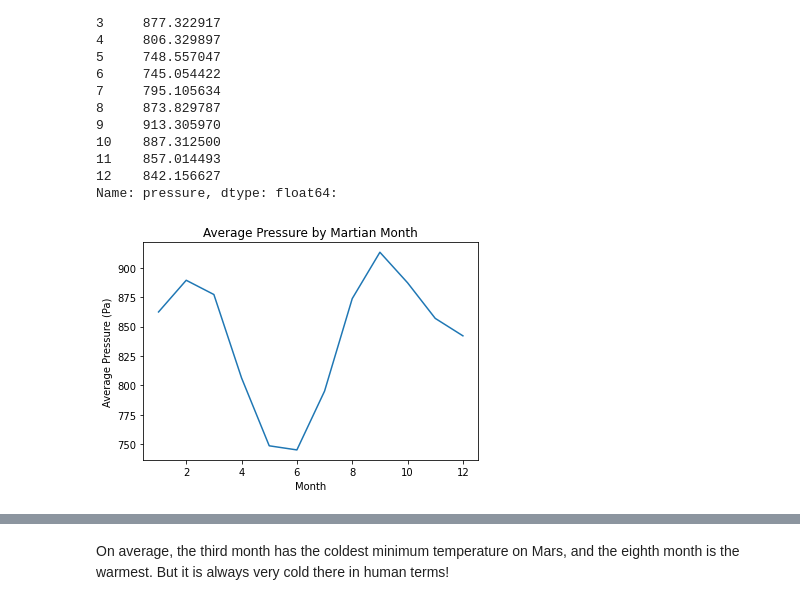
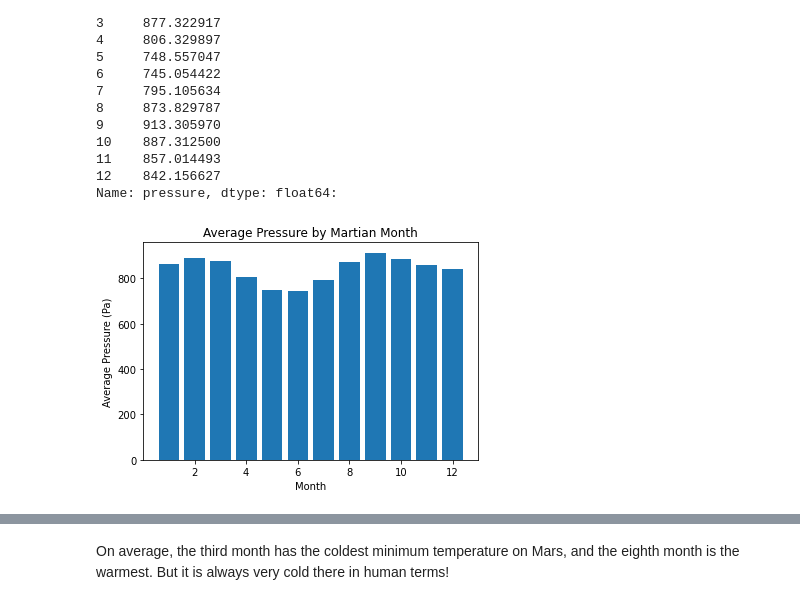
Before and after one commit to lynnh21/data_collection_challenge, a Jupyter notebook: part_2_mars_weather.ipynb, the cells around one changed output, grey strips where cells are left out. Cells and saved outputs as stored; diff of their text form; code cells hidden in the pictures.

Commit message:
Changing the line graphs into bar graphs adn completed the last part of Part 2

```diff
--- a/part_2_mars_weather.ipynb
+++ b/part_2_mars_weather.ipynb
@@ -211,12 +213,12 @@ Name: pressure, dtype: float64:
 # %%
 # Plot the average pressure by month
 avg_pressure_by_month = mars_df.groupby('month')['pressure'].mean()
 
-# Plot the data as a line chart
-plt.plot(avg_pressure_by_month.index, avg_pressure_by_month.values)
+# Plot the data as a bar chart
+plt.bar(avg_pressure_by_month.index, avg_pressure_by_month.values)
 plt.title('Average Pressure by Martian Month')
 plt.xlabel('Month')
 plt.ylabel('Average Pressure (Pa)')
 plt.show()
 # %% [output]
-[figure, old version]
+[figure, new version]
```
Also changed, not shown: parts of 6 cells of this notebook, 1 other file.
